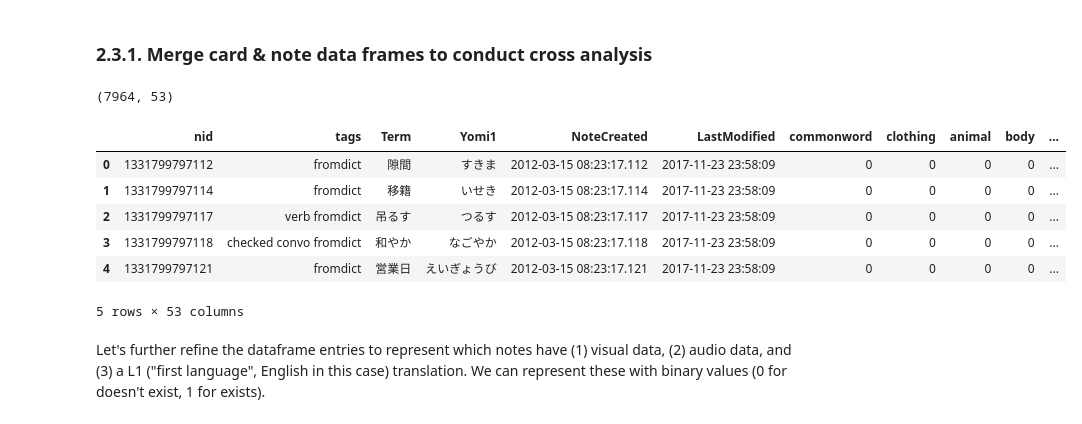
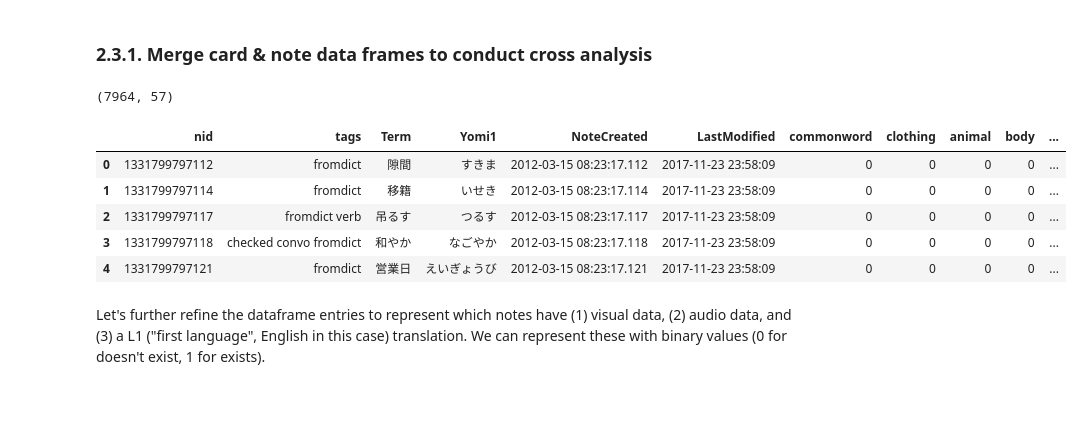
Before and after one commit to avidrucker/vocab-analysis, a Jupyter notebook: section_2_prepare_the_data.ipynb, the cells around one changed output. Saved outputs shown, nothing was run; the diff lists cells and outputs as text; code cells hidden in the pictures.

```diff
--- a/section_2_prepare_the_data.ipynb
+++ b/section_2_prepare_the_data.ipynb
@@ -292,6 +292,7 @@ df_cards_006_ivl_buckets.head()
 df_cards_007_dummies = df_cards_006_ivl_buckets.copy()
 
 df_cards_007_dummies = pd.get_dummies(df_cards_007_dummies, columns=['CardType'])
+df_cards_007_dummies['cardtype'] = df_cards_006_ivl_buckets['CardType']
 # %%
 df_cards_007_dummies.tail(10)[:5]
 # %% [output]
@@ -319,0 +323,4 @@ df_cards_008_mid_section_2.head()
+# %%
+df_cards_009_mid_section_2 = df_cards_008_mid_section_2.copy() ####
+df_cards_009_mid_section_2['efficiency'] = df_cards_009_mid_section_2['lapses'] / df_cards_009_mid_section_2['reps']
+df_cards_009_mid_section_2['durability'] = df_cards_009_mid_section_2['ivl'] / df_cards_009_mid_section_2['reps']
@@ -848,6 +857,7 @@ dtype: int64
 # https://stackoverflow.com/questions/17383094/how-can-i-map-true-false-to-1-0-in-a-pandas-dataframe
 df_notes_008_binary_tags['hasPOS'] = df_notes_008_binary_tags['PartOfSpeech']!="" #todo: expand upon this, by tagify
 df_notes_008_binary_tags['hasVisual'] = df_notes_008_binary_tags['Picture1']!=""
+df_notes_008_binary_tags['hasReading'] = df_notes_008_binary_tags['Yomi1']!=""
 df_notes_008_binary_tags['hasAudio'] = df_notes_008_binary_tags['Sound']!=""
 df_notes_008_binary_tags['hasMultiMeaning'] = df_notes_008_binary_tags['Translation2' and 'Translation3' and 'Meaning2']!=""
 df_notes_008_binary_tags['hasMultiReading'] = df_notes_008_binary_tags['Yomi2']!="" # todo: inspect & incorporate venn diagram: https://commons.wikimedia.org/wiki/File:Homograph_homophone_venn_diagram.png
@@ -1034,18 +1039,17 @@ df_notes_012_mid_section_2.to_csv('datasets/df_notes_012_mid_section_2.csv')
 # %%
 # now that we have note id's for all the words, we can
 # join together these separate dataframes
-df_combo = pd.merge(df_notes_012_mid_section_2, df_cards_008_mid_section_2, on='nid')
+df_combo = pd.merge(df_notes_012_mid_section_2, df_cards_009_mid_section_2, on='nid')
 print(df_combo.shape)
 df_combo.head()
 # %% [output]
-(7964, 53)
+(7964, 57)
 |  | nid | tags | Term | Yomi1 | NoteCreated | LastModified | commonword | clothing | animal | body | ... |
 | 0 | 1331799797112 | fromdict | 隙間 | すきま | 2012-03-15 08:23:17.112 | 2017-11-23 23:58:09 | 0 | 0 | 0 | 0 | ... |
 | 1 | 1331799797114 | fromdict | 移籍 | いせき | 2012-03-15 08:23:17.114 | 2017-11-23 23:58:09 | 0 | 0 | 0 | 0 | ... |
-| 2 | 1331799797117 | verb fromdict | 吊るす | つるす | 2012-03-15 08:23:17.117 | 2017-11-23 23:58:09 | 0 | 0 | 0 | 0 | ... |
+| 2 | 1331799797117 | fromdict verb | 吊るす | つるす | 2012-03-15 08:23:17.117 | 2017-11-23 23:58:09 | 0 | 0 | 0 | 0 | ... |
 | 3 | 1331799797118 | checked convo fromdict | 和やか | なごやか | 2012-03-15 08:23:17.118 | 2017-11-23 23:58:09 | 0 | 0 | 0 | 0 | ... |
 | 4 | 1331799797121 | fromdict | 営業日 | えいぎょうび | 2012-03-15 08:23:17.121 | 2017-11-23 23:58:09 | 0 | 0 | 0 | 0 | ... |
-5 rows × 53 columns
 # %% [markdown]
 Let's further refine the dataframe entries to represent which notes have (1) visual data, (2) audio data, and (3) a L1 ("first language", English in this case) translation. We can represent these with binary values (0 for doesn't exist, 1 for exists).
 # %% [markdown]
```
Also changed, not shown: parts of 50 cells of this notebook, 4 other files.
